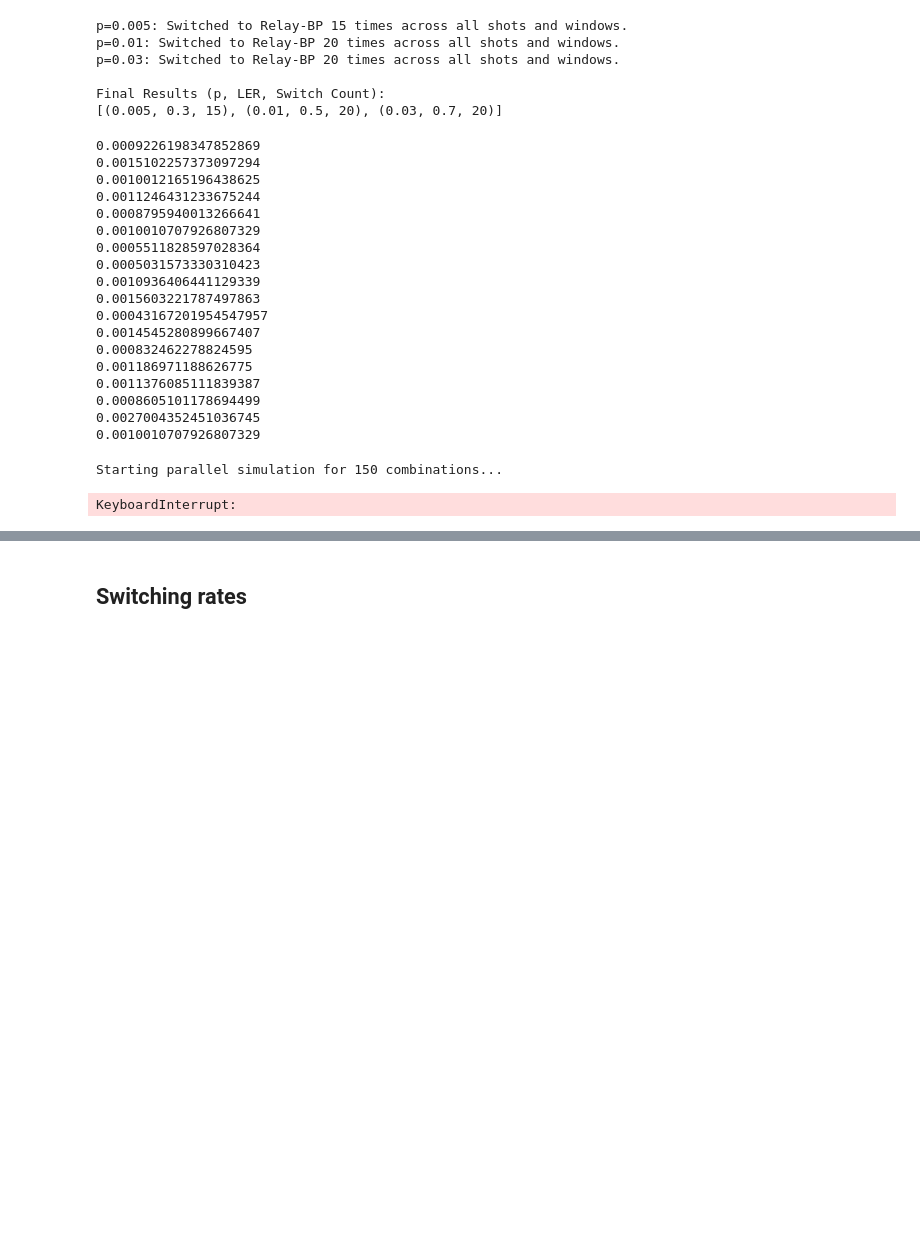
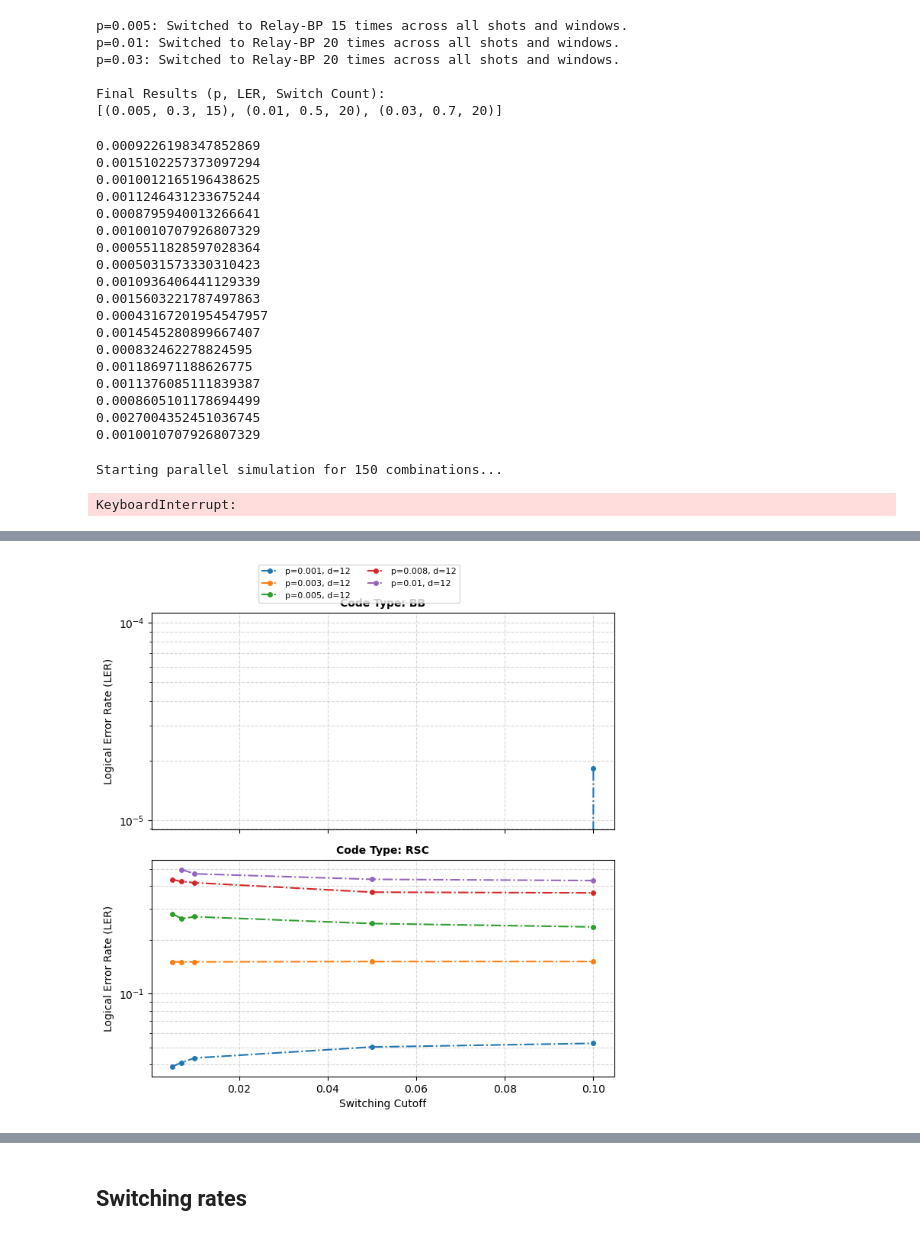
Before and after one commit to acatspirit/realtime_decoding_qldpc, a Jupyter notebook: notebooks/decoder_switching.ipynb, the cells around one changed output, grey strips where cells are left out. Drawn from its saved outputs; the diff is of its cells as text; code cells hidden in the pictures; blank space fills up the shorter version.

Commit message:
get data for switching from cluster and plot it - relaybp, bplsd, bplsd/relaybp switching

```diff
--- a/notebooks/decoder_switching.ipynb
+++ b/notebooks/decoder_switching.ipynb
@@ -1322,0 +1436,66 @@ KeyboardInterrupt:
+# %%
+# plotting time ... x axis is cutoff, y-axis is LER. each code has its own linestyle, each d has its own color
+import matplotlib.pyplot as plt
+
+df = pd.read_csv("/Users/ariannameinking/Documents/Brown_Research/realtime_decoding_qldpc/bplsd_relaybp.csv")
+
+# 2. Setup colors for each p and linestyles for each d
+ps = sorted(df['p'].unique())
+# ds = sorted(df['d'].unique())
+ds = [12]
+
+# High-contrast colors for different probabilities
+colors = {0.001: '#1f77b4', 0.003: '#ff7f0e', 0.005: '#2ca02c',
+          0.008: '#d62728', 0.01: '#9467bd'}
+# Linestyles for different distances
+linestyles = {6: '-', 10: '--', 12: '-.'}
+
+code_dict = {'RSC': 'Surface Code', 'BB': 'BB'}
+
+# 3. Initialize Plot
+fig, axes = plt.subplots(2, 1, figsize=(7, 7), sharex=True)
+plt.subplots_adjust(hspace=0.1)
+
+code_types = ['BB', 'RSC']
+
+for i, code in enumerate(code_types):
+    ax = axes[i]
+    subset_code = df[df['code_type'] == code]
+
+    # Nested loops to plot each combination of p and d
+    for p_val in ps:
+        for d_val in ds:
+            data = subset_code[(subset_code['p'] == p_val) & (subset_code['d'] == d_val)]
+            if data.empty:
+                continue
+
+            # Sort by cutoff for proper line drawing
+            data = data.sort_values('cutoff')
+
+            # Calculate standard deviation as requested: 1/sqrt(num_shots)
+            y_err = 1 / np.sqrt(data['num_shots'])
+
+            ax.plot(data['cutoff'], data['LER'],
+                        label=f"p={p_val}, d={d_val}",
+                        color=colors.get(p_val, 'black'),
+                        linestyle=linestyles.get(d_val, '-'),
+                        marker='o', markersize=4#, capsize=3, elinewidth=1
+                        )
+
+    ax.set_ylabel('Logical Error Rate (LER)')
+    ax.set_title(f'Code Type: {code}', fontsize=10, fontweight='bold')
+    ax.set_yscale('log') # Usually LER is viewed in log scale
+    ax.grid(True, which='both', linestyle='--', alpha=0.5)
+
+# 4. Final Formatting
+axes[1].set_xlabel('Switching Cutoff')
+
+# Single legend for the whole figure to save space
+handles, labels = axes[1].get_legend_handles_labels()
+fig.legend(handles, labels, loc='upper center', bbox_to_anchor=(0.5, 1.05),
+           ncol=2, fontsize=8, frameon=True)
+
+plt.tight_layout()
+plt.show()
+# %% [output]
+[figure, added]
```
Also changed, not shown: parts of 8 cells of this notebook, 10 other files.
